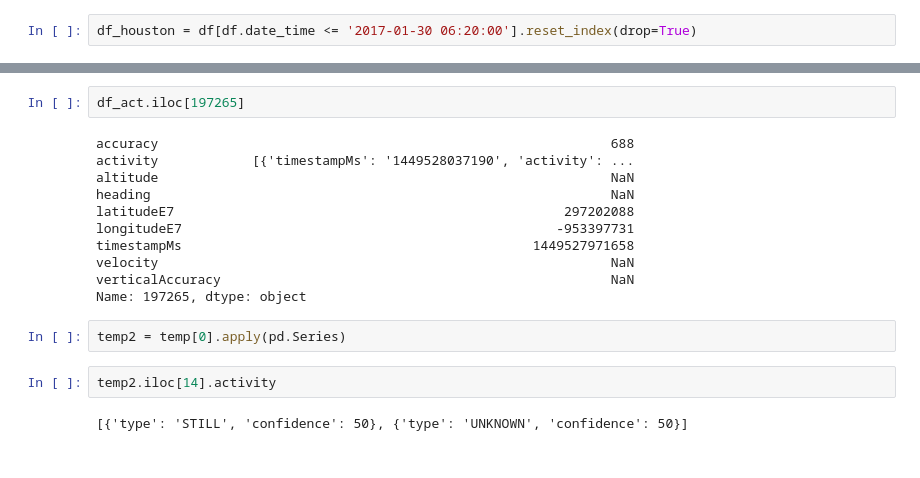
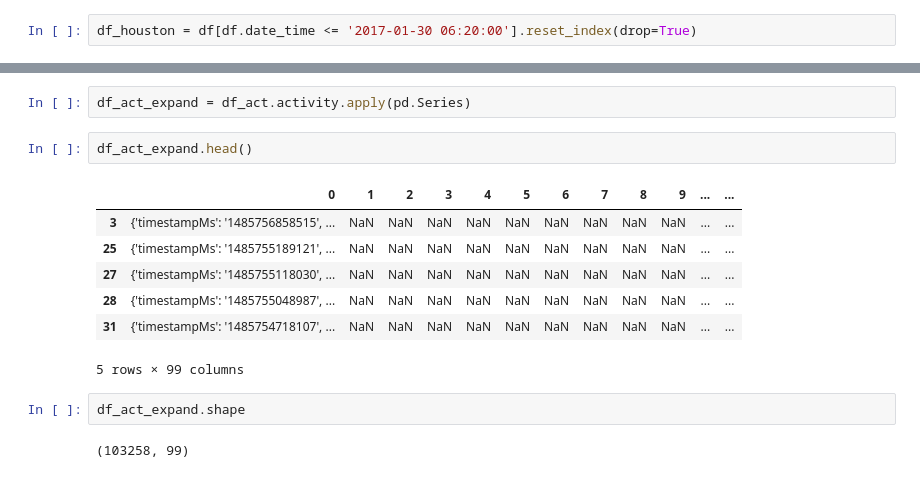
Before and after one commit to anhquan0412/google-location, a Jupyter notebook: cleaning.ipynb, the cells around one changed output, grey strips where cells are left out. Saved outputs shown, nothing was run; the diff lists cells and outputs as text.

```diff
--- a/cleaning.ipynb
+++ b/cleaning.ipynb
@@ -162,19 +95,16 @@ Name: 197264, dtype: object
-# %%
-df_act.iloc[197265]
-# %% [output]
-accuracy                                                          688
-activity            [{'timestampMs': '1449528037190', 'activity': ...
-altitude                                                          NaN
-heading                                                           NaN
-latitudeE7                                                  297202088
-longitudeE7                                                -953397731
-timestampMs                                             1449527971658
-velocity                                                          NaN
-verticalAccuracy                                                  NaN
-Name: 197265, dtype: object
-# %%
-temp2 = temp[0].apply(pd.Series)
-# %%
-temp2.iloc[14].activity
-# %% [output]
-[{'type': 'STILL', 'confidence': 50}, {'type': 'UNKNOWN', 'confidence': 50}]
+# %%
+df_act_expand = df_act.activity.apply(pd.Series)
+# %%
+df_act_expand.head()
+# %% [output]
+|  | 0 | 1 | 2 | 3 | 4 | 5 | 6 | 7 | 8 | 9 | ... | ... |
+| 3 | {'timestampMs': '1485756858515', ... | NaN | NaN | NaN | NaN | NaN | NaN | NaN | NaN | NaN | ... | ... |
+| 25 | {'timestampMs': '1485755189121', ... | NaN | NaN | NaN | NaN | NaN | NaN | NaN | NaN | NaN | ... | ... |
+| 27 | {'timestampMs': '1485755118030', ... | NaN | NaN | NaN | NaN | NaN | NaN | NaN | NaN | NaN | ... | ... |
+| 28 | {'timestampMs': '1485755048987', ... | NaN | NaN | NaN | NaN | NaN | NaN | NaN | NaN | NaN | ... | ... |
+| 31 | {'timestampMs': '1485754718107', ... | NaN | NaN | NaN | NaN | NaN | NaN | NaN | NaN | NaN | ... | ... |
+5 rows × 99 columns
+# %%
+df_act_expand.shape
+# %% [output]
+(103258, 99)
```
Also changed, not shown: parts of 49 cells of this notebook, 1 other file.
